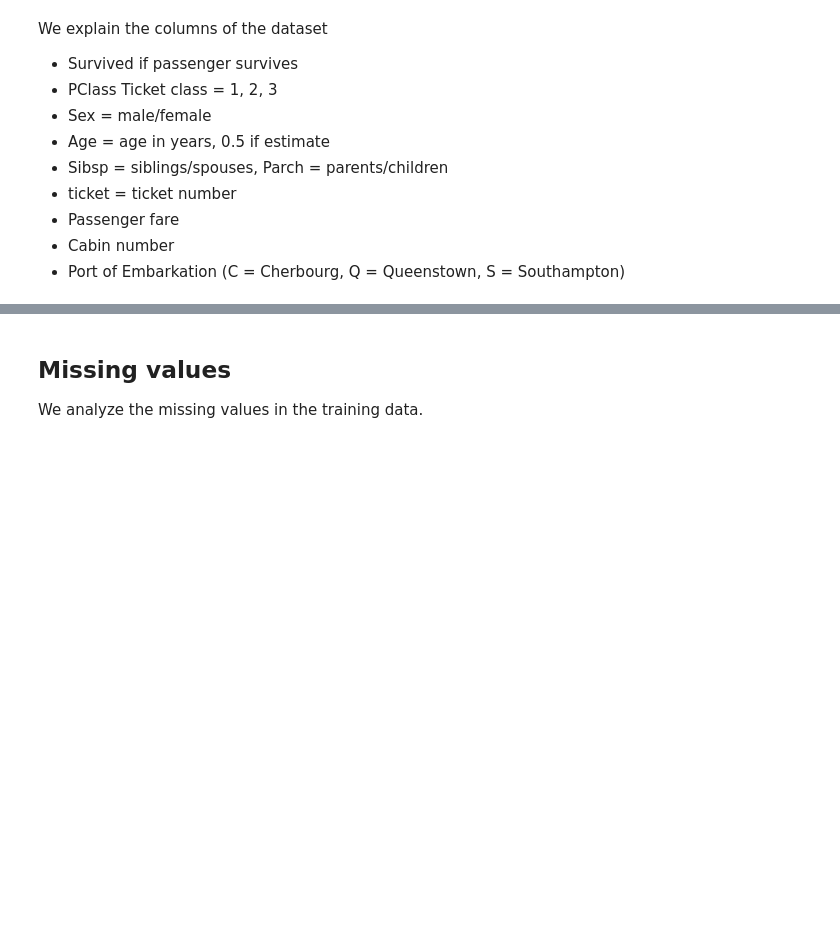
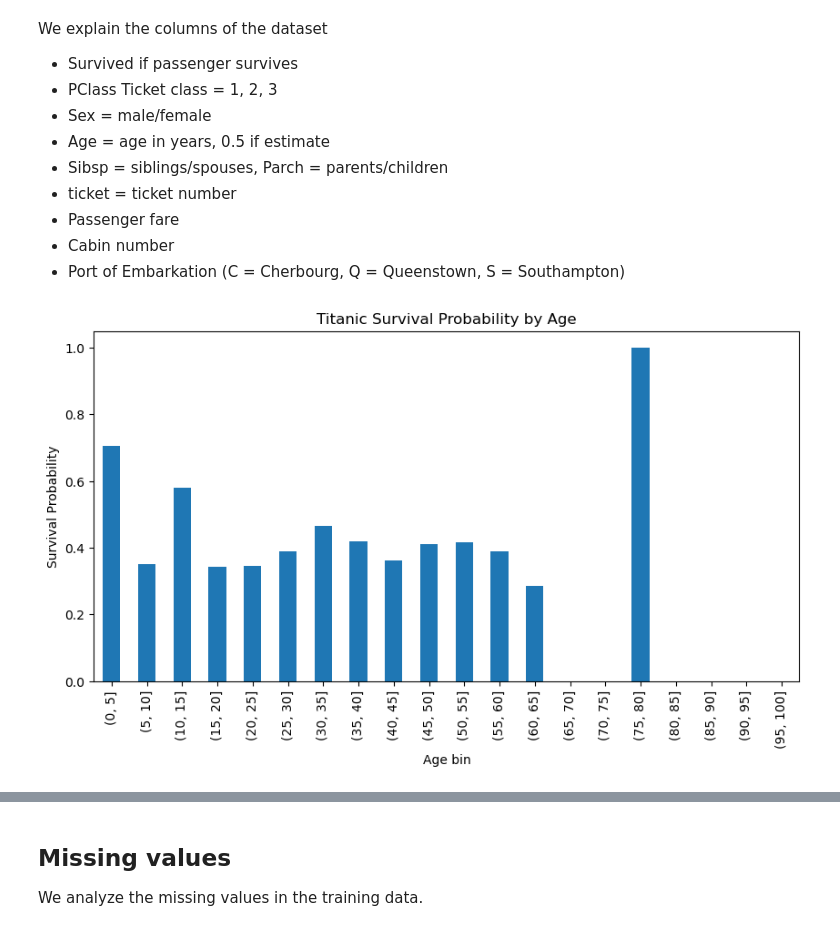
Before and after one commit to AlexTuroczy/TitanicKaggleCompetition, a Jupyter notebook: titanic.ipynb, the cells around one changed output, grey strips where cells are left out. Cells and saved outputs as stored; diff of their text form; code cells hidden in the pictures; blank space fills up the shorter version.

```diff
--- a/titanic.ipynb
+++ b/titanic.ipynb
@@ -31,3 +32,19 @@ We explain the columns of the dataset
 - Passenger fare
 - Cabin number
 - Port of Embarkation (C = Cherbourg, Q = Queenstown, S = Southampton)
+# %%
+# Create age bins
+bins = np.arange(0, 101, 5)  # 0-80 in 5-year bins
+age_bin = pd.cut(train_raw["Age"], bins)
+
+# Compute mean survival in each bin
+age_survival = train_raw.groupby(age_bin)["Survived"].mean()
+
+# Plot
+age_survival.plot(kind="bar", figsize=(10, 5))
+plt.ylabel("Survival Probability")
+plt.xlabel("Age bin")
+plt.title("Titanic Survival Probability by Age")
+plt.show()
+# %% [output]
+[figure, added]
```
Also changed, not shown: parts of 8 cells of this notebook, 2 other files.
